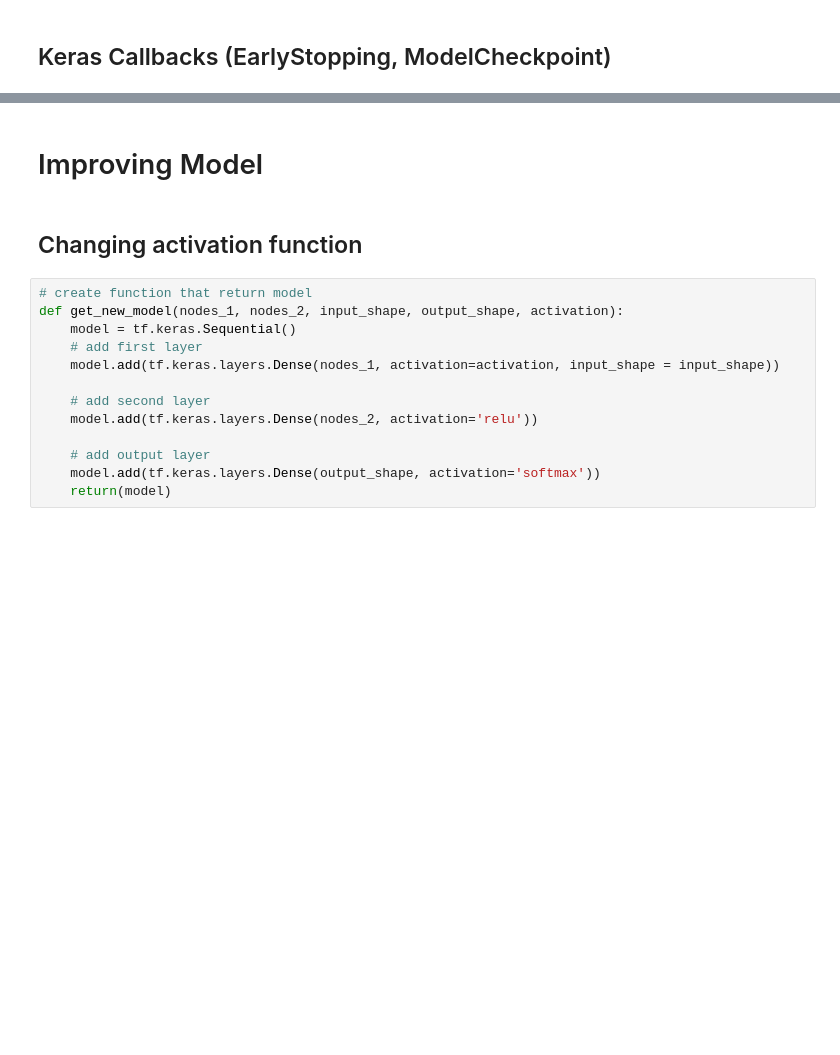
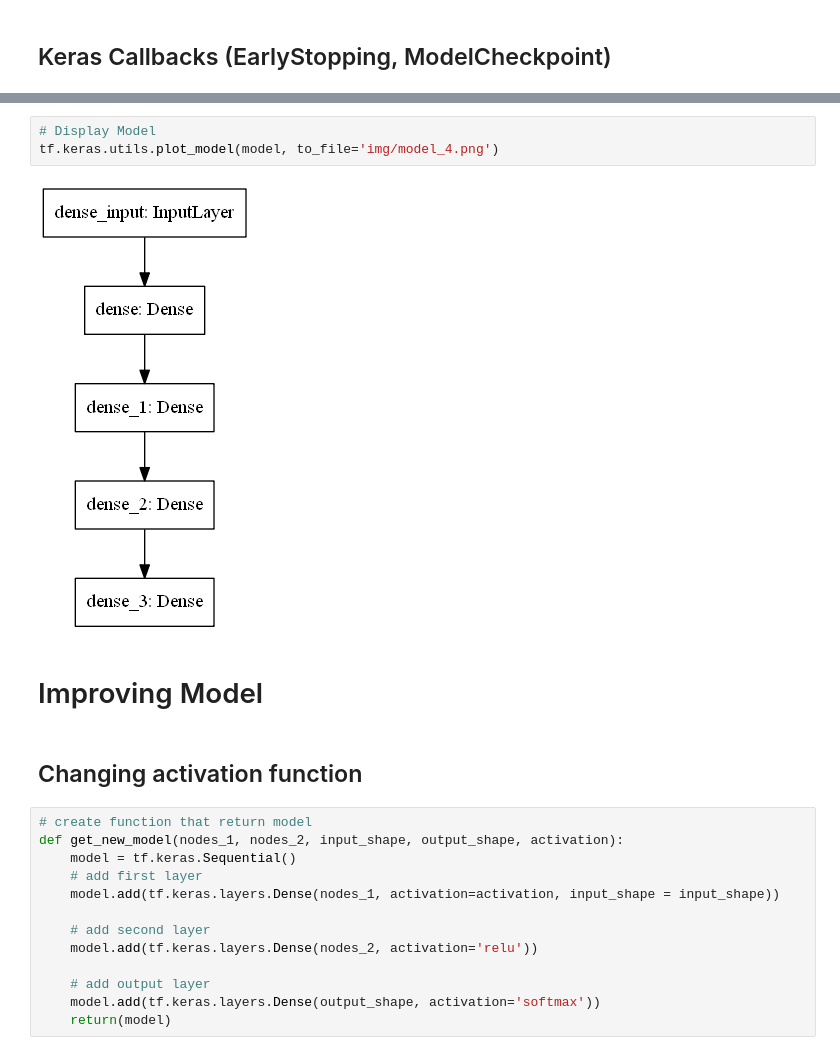
Before and after one commit to roynozoa/Deep-Learning-in-Python, a Jupyter notebook: 4. Deep Learning using Keras Models.ipynb, the cells around one changed output, grey strips where cells are left out. Cells and saved outputs as stored; diff of their text form; blank space fills up the shorter version.

Commit message:
update Deep Learning Keras

```diff
--- a/4. Deep Learning using Keras Models.ipynb
+++ b/4. Deep Learning using Keras Models.ipynb
@@ -212,4 +210,9 @@ Epoch 9/100
 <tensorflow.python.keras.callbacks.History at 0x...>
+# %%
+# Display Model
+tf.keras.utils.plot_model(model, to_file='img/model_4.png')
+# %% [output]
+[figure, added]
 # %% [markdown]
 # Improving Model
 # %% [markdown]
```
Also changed, not shown: parts of 4 cells of this notebook, 1 other file.
